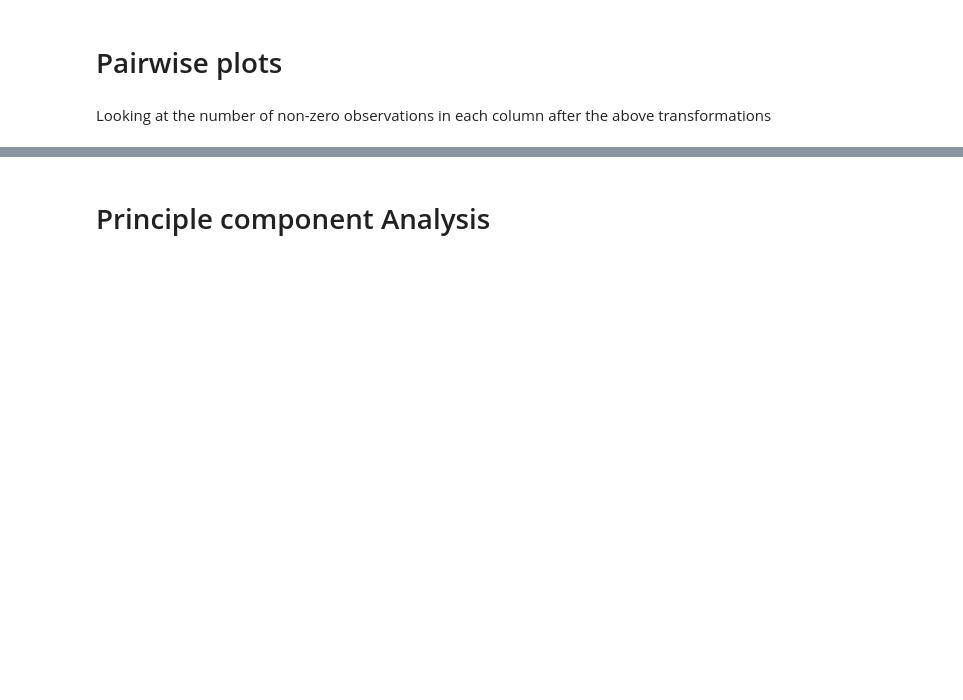
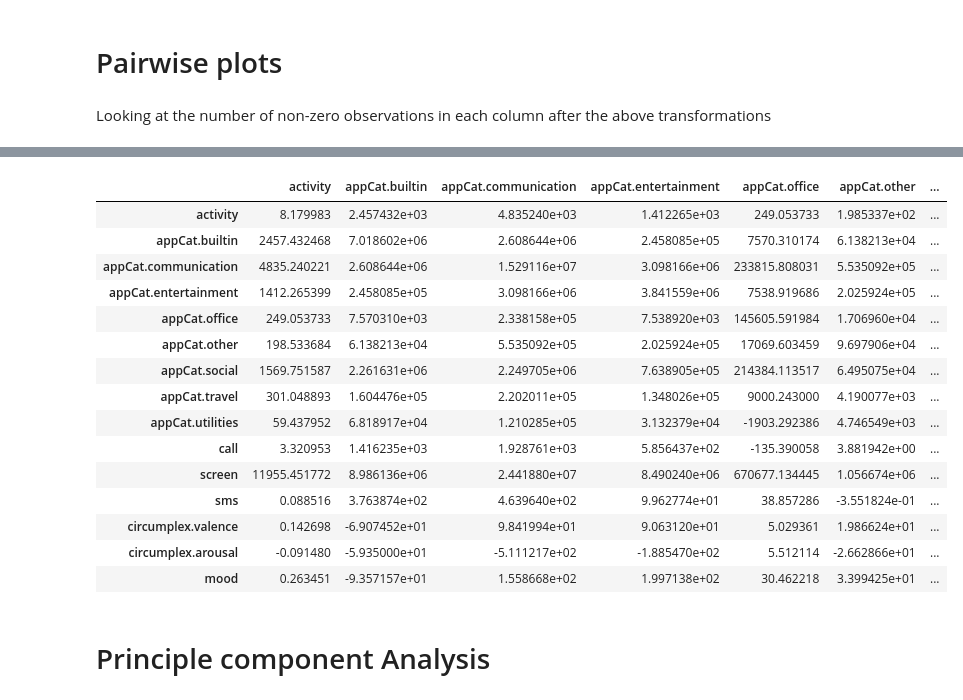
Before and after one commit to jelrae/dataMineAss1, a Jupyter notebook: DMT1.ipynb, the cells around one changed output, grey strips where cells are left out. Drawn from its saved outputs; the diff is of its cells as text; code cells hidden in the pictures; blank space fills up the shorter version.

```diff
--- a/DMT1.ipynb
+++ b/DMT1.ipynb
@@ -151,3 +186,22 @@ It is clear from the plots that there are some outliers that are nonsensical. No
+# %%
+data2.cov()
+# %% [output]
+|  | activity | appCat.builtin | appCat.communication | appCat.entertainment | appCat.office | appCat.other | ... |
+| activity | 8.179983 | 2.457432e+03 | 4.835240e+03 | 1.412265e+03 | 249.053733 | 1.985337e+02 | ... |
+| appCat.builtin | 2457.432468 | 7.018602e+06 | 2.608644e+06 | 2.458085e+05 | 7570.310174 | 6.138213e+04 | ... |
+| appCat.communication | 4835.240221 | 2.608644e+06 | 1.529116e+07 | 3.098166e+06 | 233815.808031 | 5.535092e+05 | ... |
+| appCat.entertainment | 1412.265399 | 2.458085e+05 | 3.098166e+06 | 3.841559e+06 | 7538.919686 | 2.025924e+05 | ... |
+| appCat.office | 249.053733 | 7.570310e+03 | 2.338158e+05 | 7.538920e+03 | 145605.591984 | 1.706960e+04 | ... |
+| appCat.other | 198.533684 | 6.138213e+04 | 5.535092e+05 | 2.025924e+05 | 17069.603459 | 9.697906e+04 | ... |
+| appCat.social | 1569.751587 | 2.261631e+06 | 2.249705e+06 | 7.638905e+05 | 214384.113517 | 6.495075e+04 | ... |
+| appCat.travel | 301.048893 | 1.604476e+05 | 2.202011e+05 | 1.348026e+05 | 9000.243000 | 4.190077e+03 | ... |
+| appCat.utilities | 59.437952 | 6.818917e+04 | 1.210285e+05 | 3.132379e+04 | -1903.292386 | 4.746549e+03 | ... |
+| call | 3.320953 | 1.416235e+03 | 1.928761e+03 | 5.856437e+02 | -135.390058 | 3.881942e+00 | ... |
+| screen | 11955.451772 | 8.986136e+06 | 2.441880e+07 | 8.490240e+06 | 670677.134445 | 1.056674e+06 | ... |
+| sms | 0.088516 | 3.763874e+02 | 4.639640e+02 | 9.962774e+01 | 38.857286 | -3.551824e-01 | ... |
+| circumplex.valence | 0.142698 | -6.907452e+01 | 9.841994e+01 | 9.063120e+01 | 5.029361 | 1.986624e+01 | ... |
+| circumplex.arousal | -0.091480 | -5.935000e+01 | -5.111217e+02 | -1.885470e+02 | 5.512114 | -2.662866e+01 | ... |
+| mood | 0.263451 | -9.357157e+01 | 1.558668e+02 | 1.997138e+02 | 30.462218 | 3.399425e+01 | ... |
 # %% [markdown]
 # Principle component Analysis
 # %% [markdown]
```
Also changed, not shown: parts of 10 cells of this notebook.
